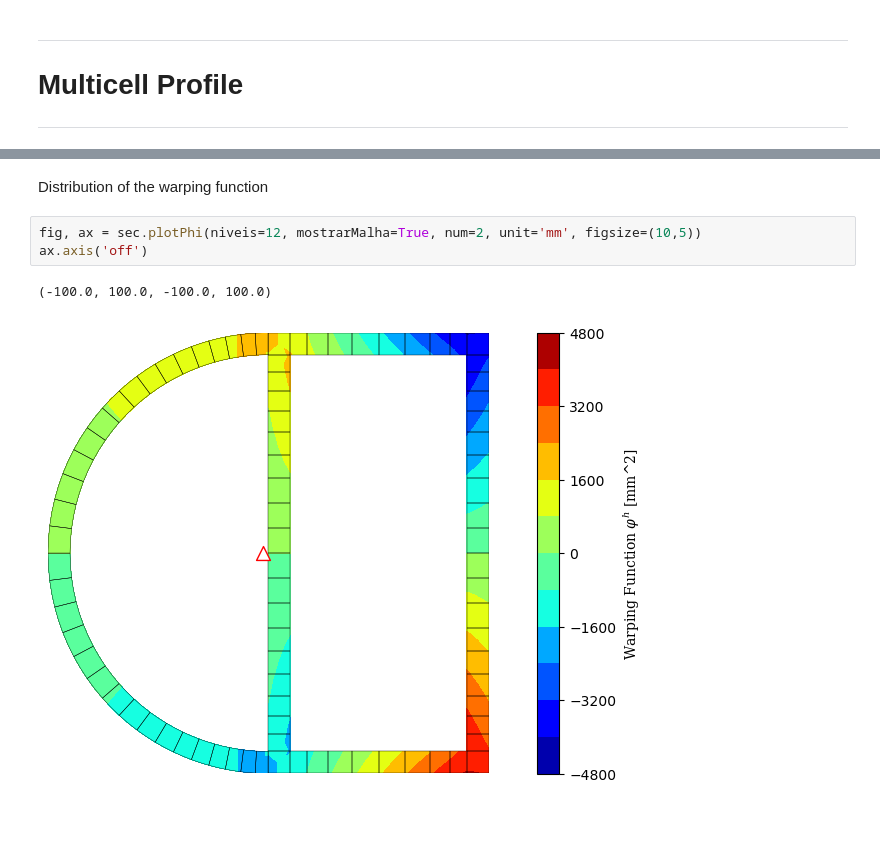
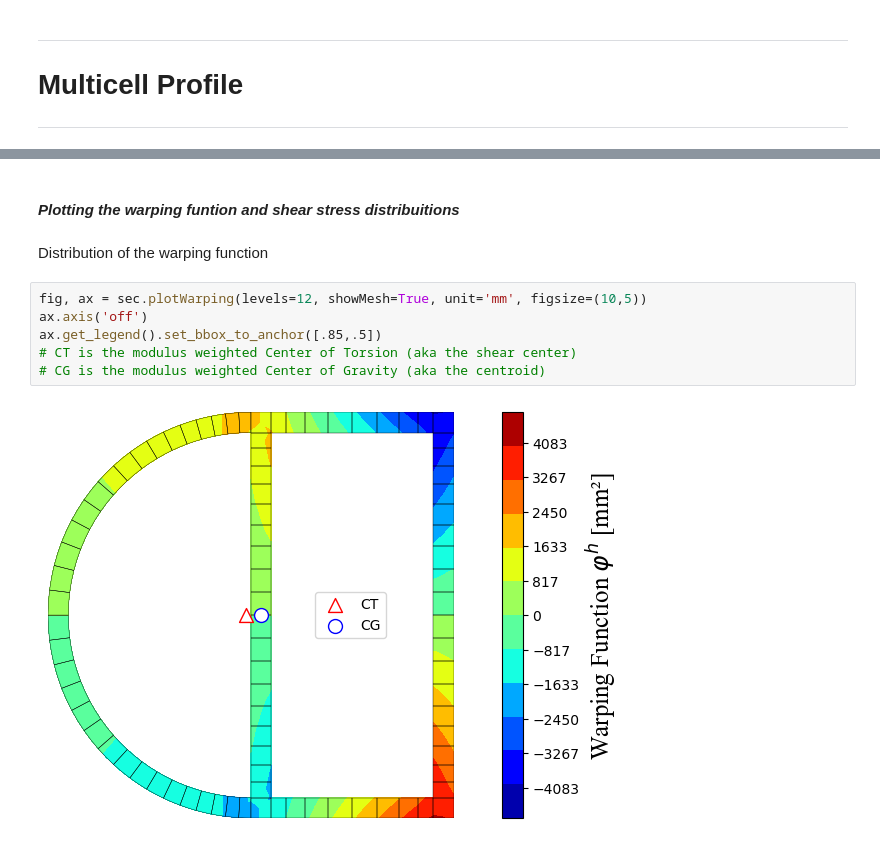
Before and after one commit to tiagoburiol/fb.beamSection, a Jupyter notebook: notebooks/multicell_profile_example.ipynb, the cells around one changed output, grey strips where cells are left out. Drawn from its saved outputs; the diff is of its cells as text.

```diff
--- a/notebooks/multicell_profile_example.ipynb
+++ b/notebooks/multicell_profile_example.ipynb
@@ -83,9 +90,13 @@ sec.propsArea
+# %% [markdown]
+#### _Plotting the warping funtion and shear stress distribuitions_
 # %% [markdown]
 Distribution of the warping function
-# %%
-fig, ax = sec.plotPhi(niveis=12, mostrarMalha=True, num=2, unit='mm', figsize=(10,5))
-ax.axis('off')
-# %% [output]
-(-100.0, 100.0, -100.0, 100.0)
-[figure, removed]
+# %%
+fig, ax = sec.plotWarping(levels=12, showMesh=True, unit='mm', figsize=(10,5))
+ax.axis('off')
+ax.get_legend().set_bbox_to_anchor([.85,.5])
+# CT is the modulus weighted Center of Torsion (aka the shear center)
+# CG is the modulus weighted Center of Gravity (aka the centroid)
+# %% [output]
+[figure, added]
 # %% [markdown]
```
Also changed, not shown: parts of 18 cells of this notebook.
